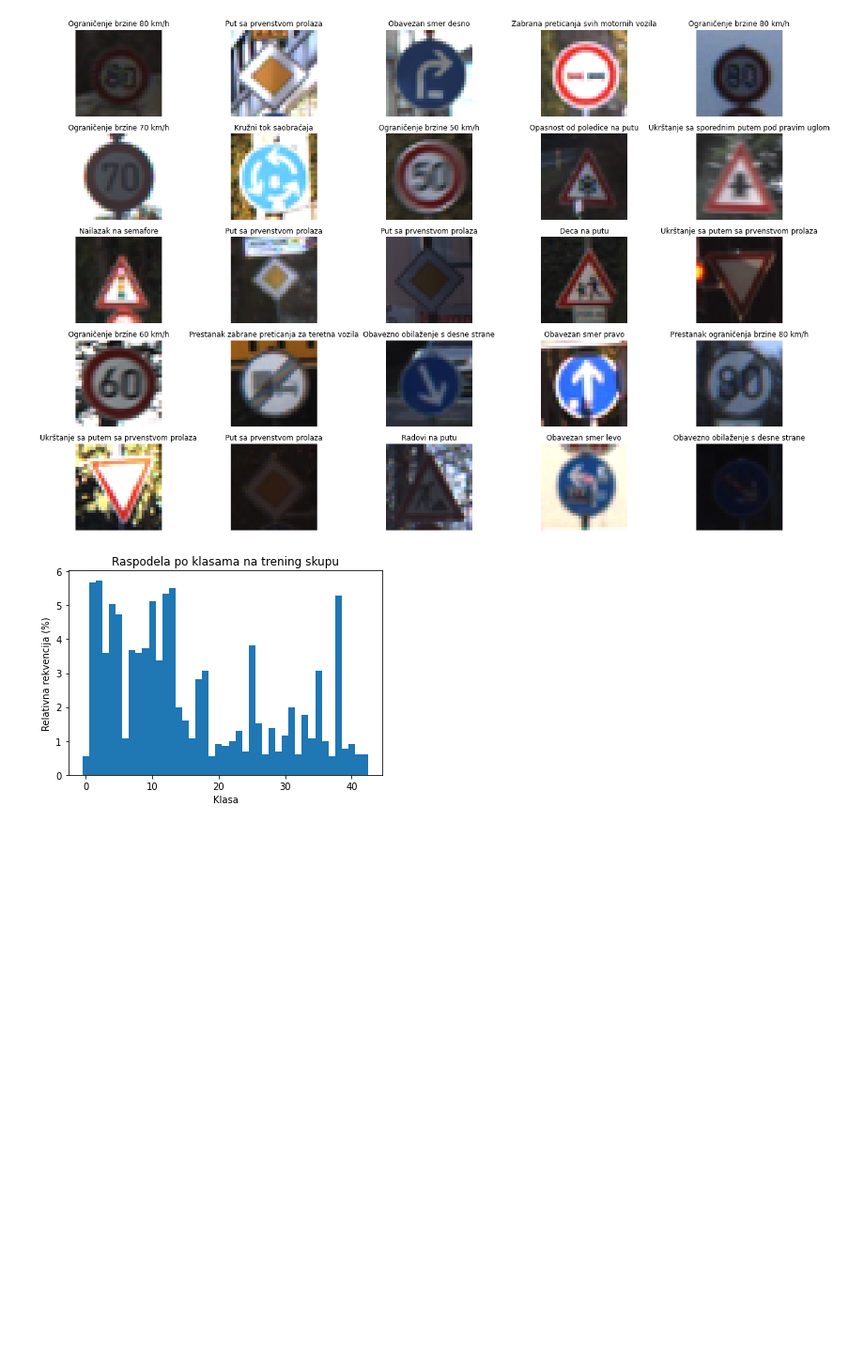
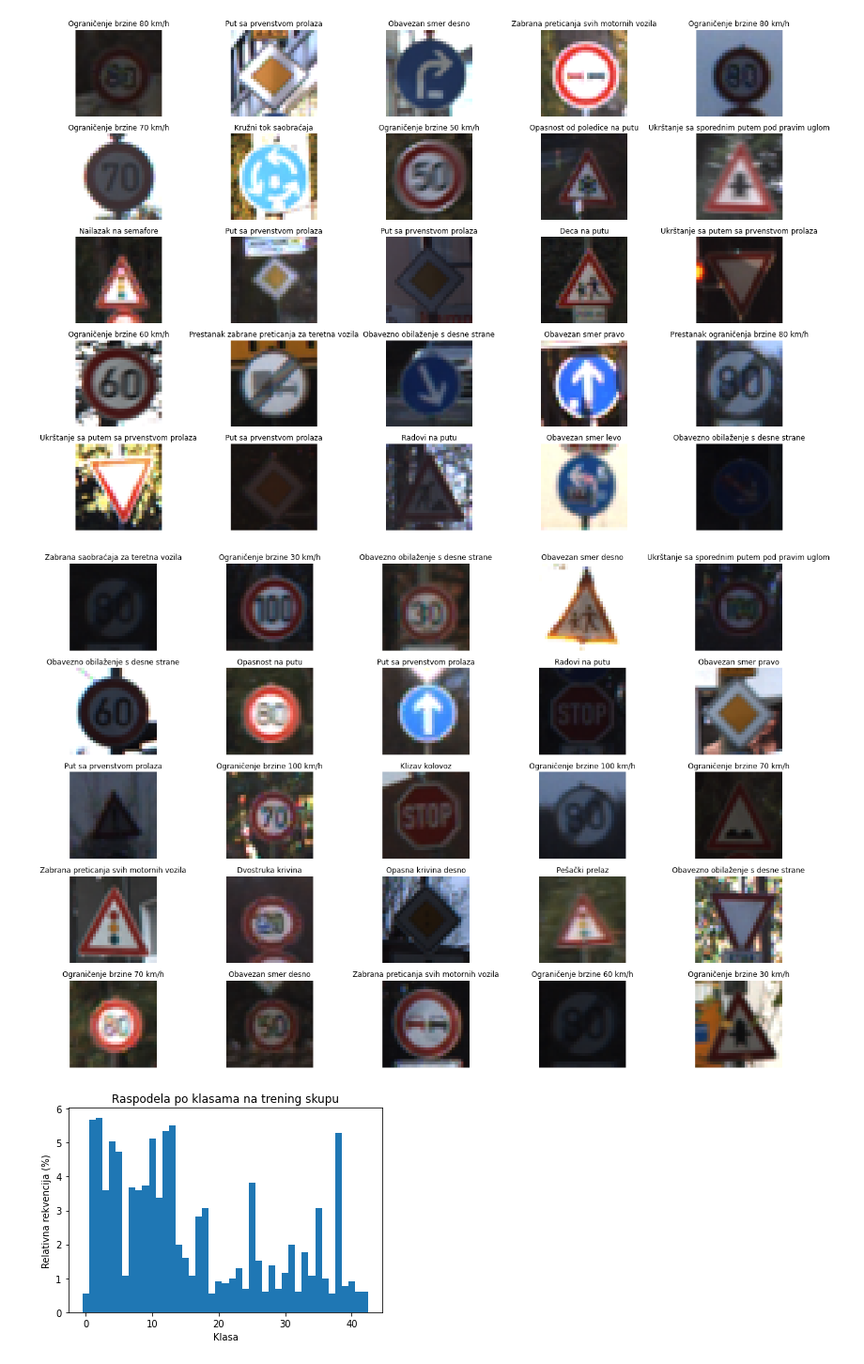
Before and after one commit to DaniloJ97/diplomski, a Jupyter notebook: VGG10.ipynb, the cells around one changed output. Shown at 94% size. Drawn from its saved outputs; the diff is of its cells as text; code cells hidden in the pictures; blank space fills up the shorter version.

Commit message:
Dodata vizualizacija za test skup

```diff
--- a/VGG10.ipynb
+++ b/VGG10.ipynb
@@ -177,6 +175,49 @@ for i in range(5):
 plt.show()
 # %% [output]
 [figure]
+# %%
+m_test=12630
+
+np.random.seed(100)
+
+indeksi_test=list(np.random.permutation(m_test))
+
+putanje=list("drive/MyDrive/Znaci/"+test_csv["Path"])
+
+putanje=np.array(putanje)
+
+putanje_permutovane=putanje[indeksi_test]
+
+
+rows=5
+cols=5
+
+
+
+f, axarr = plt.subplots(5,5)
+#plt.rcParams["figure.figsize"] = (10,10)
+
+plt.subplots_adjust(right=3,top=3)
+
+k=0
+
+for i in range(5):
+  for j in range(5):
+    putanja=putanje_permutovane[k]
+    slika=Image.open(putanja)
+    slika=slika.resize((30,30))
+    slika=np.array(slika)
+    labela=test_csv["ClassId"][k]
+    axarr[i,j].imshow(slika)
+    axarr[i,j].axis('off')
+    labela=int(labela)
+    axarr[i,j].set_title(klase[labela])
+
+    k=k+1
+
+plt.show()
+# %% [output]
+[figure, added]
 # %%
 unique,counts=np.unique(labele_train,return_counts=True)
 plt.bar(unique, counts/counts.sum()*100, 1)
```
Also changed, not shown: parts of 1 cell of this notebook.
